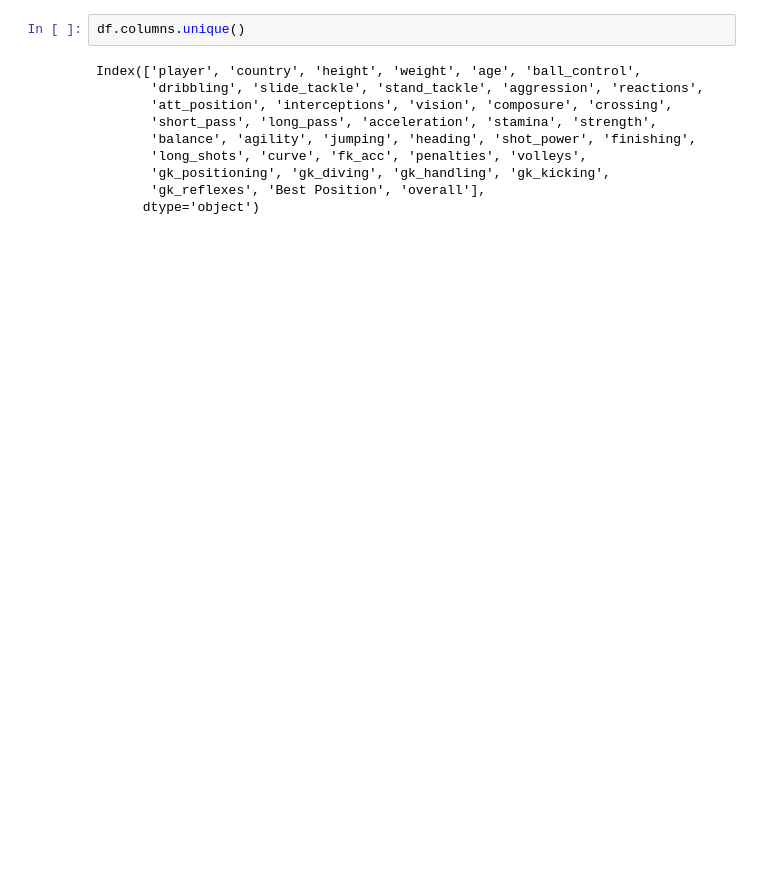
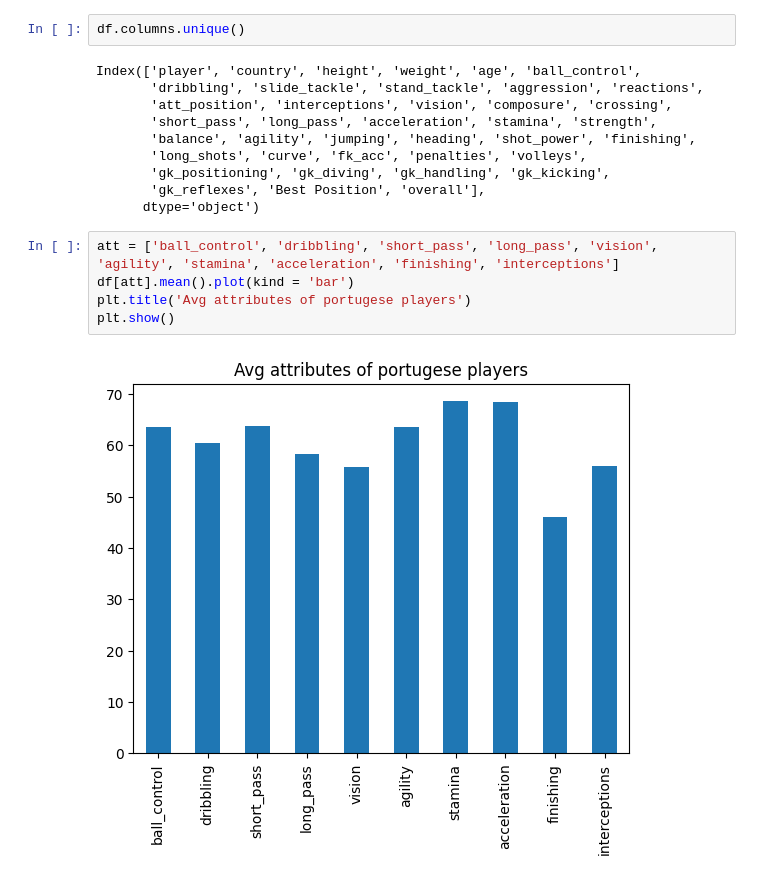
Before and after one commit to SIDHARTHMS26/Portugal-Player-Analysis-and-Real-time-strategy-development, a Jupyter notebook: Portugal_Player_Analysis_and_Real_Time_Strategy.ipynb, the cells around one changed output. Saved outputs shown, nothing was run; the diff lists cells and outputs as text; blank space fills up the shorter version.

```diff
--- a/Portugal_Player_Analysis_and_Real_Time_Strategy.ipynb
+++ b/Portugal_Player_Analysis_and_Real_Time_Strategy.ipynb
@@ -953,3 +958,10 @@ Index(['player', 'country', 'height', 'weight', 'age', 'ball_control',
        'gk_positioning', 'gk_diving', 'gk_handling', 'gk_kicking',
        'gk_reflexes', 'Best Position', 'overall'],
       dtype='object')
+# %%
+att = ['ball_control', 'dribbling', 'short_pass', 'long_pass', 'vision', 'agility', 'stamina', 'acceleration', 'finishing', 'interceptions']
+df[att].mean().plot(kind = 'bar')
+plt.title('Avg attributes of portugese players')
+plt.show()
+# %% [output]
+[figure, added]
```
Also changed, not shown: parts of 8 cells of this notebook.
